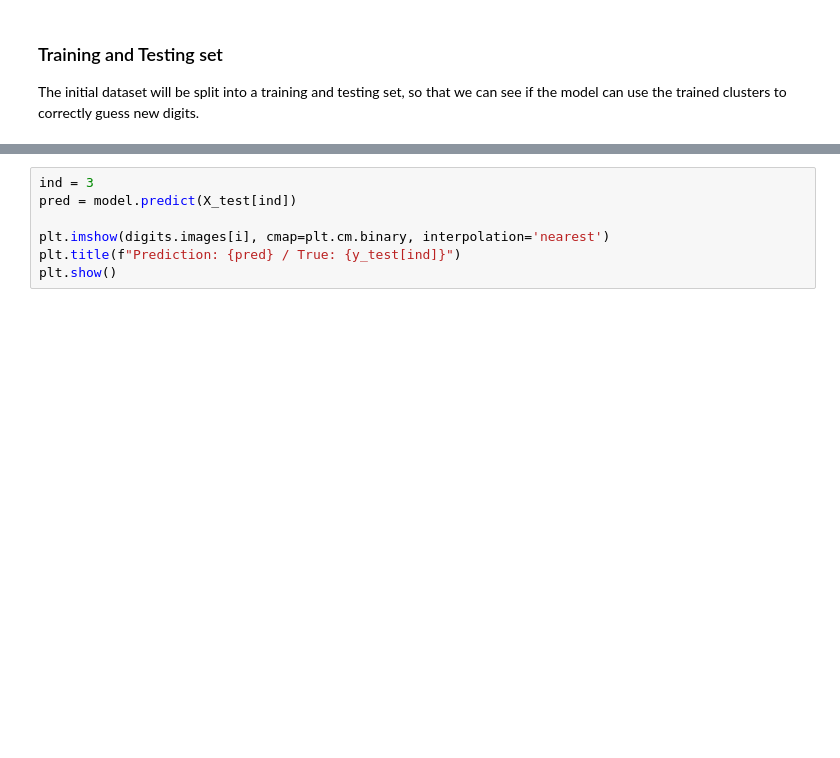
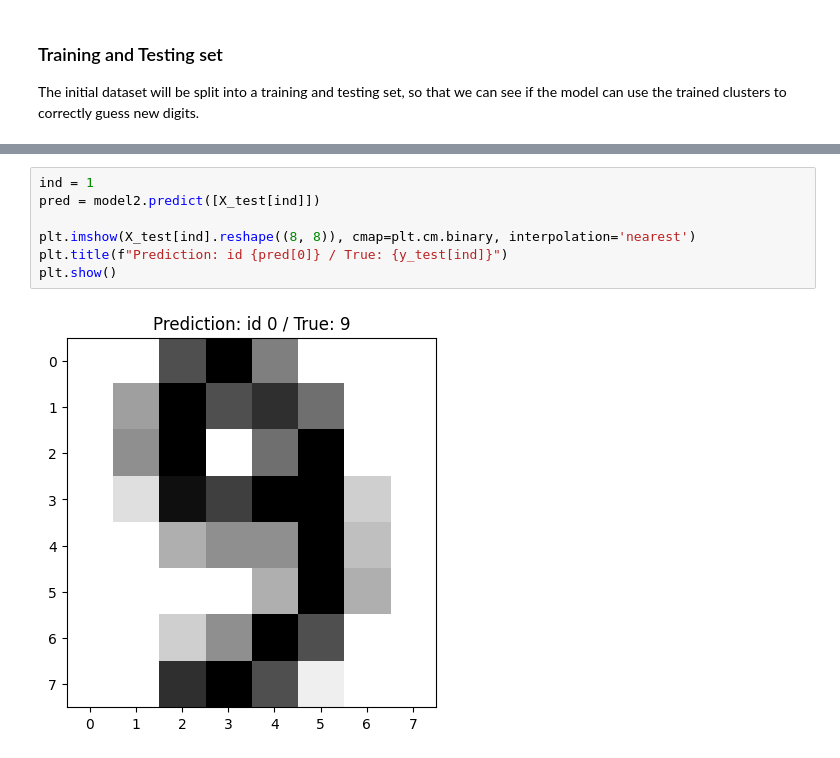
Before and after one commit to msamf/machineLearning_practice, a Jupyter notebook: kmeans_handwriting/script.ipynb, the cells around one changed output, grey strips where cells are left out. Drawn from its saved outputs; the diff is of its cells as text; blank space fills up the shorter version.

```diff
--- a/kmeans_handwriting/script.ipynb
+++ b/kmeans_handwriting/script.ipynb
@@ -140,7 +161,9 @@ print(f"The silhouette score on the second model is {score2:.3f}.")
 # %%
-ind = 3
-pred = model.predict(X_test[ind])
+ind = 1
+pred = model2.predict([X_test[ind]])
 
-plt.imshow(digits.images[i], cmap=plt.cm.binary, interpolation='nearest')
-plt.title(f"Prediction: {pred} / True: {y_test[ind]}")
+plt.imshow(X_test[ind].reshape((8, 8)), cmap=plt.cm.binary, interpolation='nearest')
+plt.title(f"Prediction: id {pred[0]} / True: {y_test[ind]}")
 plt.show()
+# %% [output]
+[figure, added]
```
Also changed, not shown: parts of 2 cells of this notebook.
